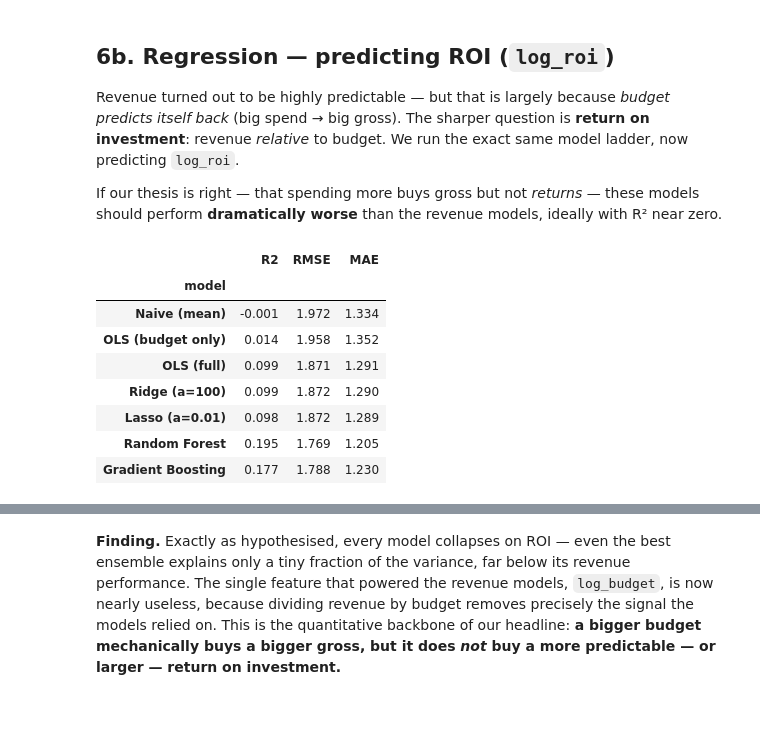
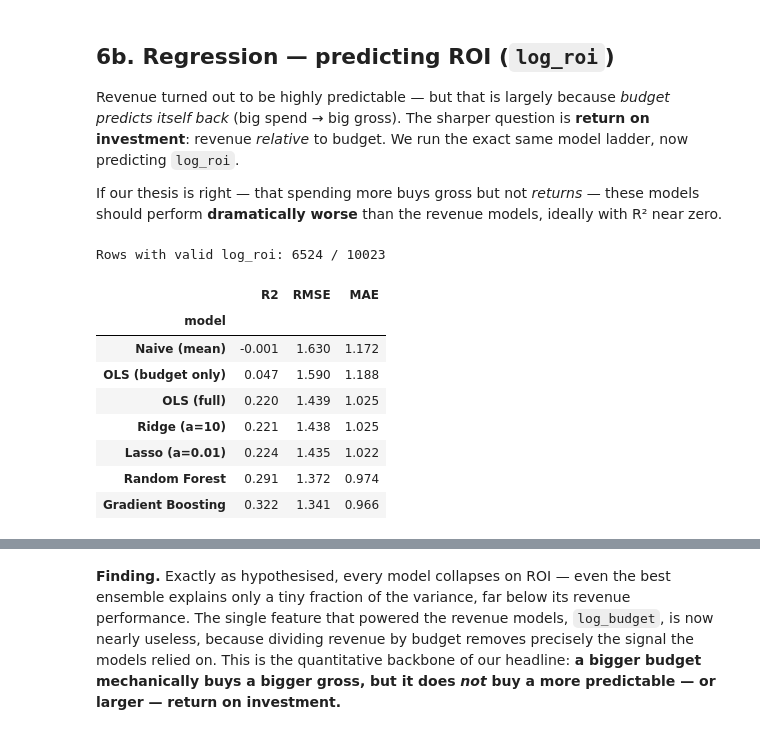
Before and after one commit to KeanuVentura/filmforecast, a Jupyter notebook: dsc148_project_revised.ipynb, the cells around one changed output, grey strips where cells are left out. Drawn from its saved outputs; the diff is of its cells as text; code cells hidden in the pictures.

```diff
--- a/dsc148_project_revised.ipynb
+++ b/dsc148_project_revised.ipynb
@@ -141,0 +367,8 @@ Feature matrix X: (10023, 71)
+# %%
+df['log_numvotes'] = np.log1p(df['numVotes'].fillna(0))
+
+cast_75 = df['cast_size'].quantile(0.75)
+df['big_cast'] = (df['cast_size'] >= cast_75).astype(int)
+
+print(f"log_numvotes correlation with log_revenue: {df['log_numvotes'].corr(df['log_revenue']):.3f}")
+print(f"log_numvotes correlation with log_roi:     {df['log_numvotes'].corr(df['log_roi']):.3f}")
@@ -141,0 +380,10 @@ Feature matrix X: (10023, 71)
+# %%
+kw = df['keywords'].fillna('')
+df['kw_based_on']    = kw.str.contains('based on', case=False).astype(int)   # adaptation
+df['kw_true_story']  = kw.str.contains('true story|biography|biographical', case=False).astype(int)
+df['kw_superhero']   = kw.str.contains('superhero|marvel|dc comics', case=False).astype(int)
+df['kw_horror']      = kw.str.contains('monster|slasher|supernatural|haunted', case=False).astype(int)
+
+print(df[['kw_based_on','kw_true_story','kw_superhero','kw_superhero']].sum())
+print(f"\nSuperhero hit rate: {df.loc[df['kw_superhero']==1,'hit'].mean():.3f}")
+print(f"Adaptation hit rate: {df.loc[df['kw_based_on']==1,'hit'].mean():.3f}")
@@ -206,3 +483,16 @@ We build a **ladder of models** so every step's added value is measurable:
    previous ensemble's residuals via gradient descent on the loss (reduces bias). Usually
    the strongest model, but sensitive to the learning-rate × n_estimators trade-off, so we
    tune it with cross-validation.
+# %%
+numeric_new = [
+    'log_budget', 'runtime', 'release_year', 'release_month',
+    'summer', 'holiday', 'cast_size', 'n_prod_countries',
+    'n_spoken_langs', 'n_genres',
+    'is_franchise', 'dir_prior_mean_logrev', 'dir_prior_n_films',
+    'log_numvotes', 'big_cast',
+    'kw_based_on', 'kw_true_story', 'kw_superhero', 'kw_horror',
+]
+
+X = pd.concat([df[numeric_new], genre_d, dir_d, lang_d, studio_d], axis=1)
+X = X.fillna(0)
+print('Feature matrix X:', X.shape)
@@ -295,44 +587,53 @@ revenue *relative* to budget. We run the exact same model ladder, now predicting
 
 If our thesis is right — that spending more buys gross but not *returns* — these models
 should perform **dramatically worse** than the revenue models, ideally with R² near zero.
+# %%
+df['log_roi'] = np.log(df['roi'].replace(0, np.nan))   # -inf → NaN
+
+roi_mask = df['log_roi'].notna() & np.isfinite(df['log_roi'])
+print(f"Rows with valid log_roi: {roi_mask.sum()} / {len(df)}")
+
+X_roi = X[roi_mask].copy()
+y_roi  = df.loc[roi_mask, 'log_roi']
+# %% [output]
+Rows with valid log_roi: 6524 / 10023
 # %%
-y_roi = df['log_roi']
-Xtr, Xte, ytr, yte = train_test_split(X, y_roi, test_size=0.2, random_state=RNG)
+Xtr, Xte, ytr, yte = train_test_split(X_roi, y_roi, test_size=0.2, random_state=RNG)
 scaler = StandardScaler().fit(Xtr)
 Xtr_s, Xte_s = scaler.transform(Xtr), scaler.transform(Xte)
 
 roi_results = []
 def addr(name, ytrue, ypred):
     roi_results.append({'model': name, 'R2': r2_score(ytrue, ypred),
                         'RMSE': np.sqrt(mean_squared_error(ytrue, ypred)),
                         'MAE': mean_absolute_error(ytrue, ypred)})
 
 addr('Naive (mean)', yte, DummyRegressor().fit(Xtr, ytr).predict(Xte))
 m = LinearRegression().fit(Xtr[['log_budget']], ytr)
 addr('OLS (budget only)', yte, m.predict(Xte[['log_budget']]))
 addr('OLS (full)', yte, LinearRegression().fit(Xtr, ytr).predict(Xte))
 ridge_roi = GridSearchCV(Ridge(), {'alpha':[0.1,1,10,100]}, cv=5).fit(Xtr_s, ytr)
 addr(f"Ridge (a={ridge_roi.best_params_['alpha']})", yte, ridge_roi.predict(Xte_s))
 lasso_roi = GridSearchCV(Lasso(max_iter=5000), {'alpha':[0.001,0.01,0.05,0.1]}, cv=5).fit(Xtr_s, ytr)
 addr(f"Lasso (a={lasso_roi.best_params_['alpha']})", yte, lasso_roi.predict(Xte_s))
 addr('Random Forest', yte, RandomForestRegressor(n_estimators=300, max_depth=15, random_state=RNG, n_jobs=-1).fit(Xtr, ytr).predict(Xte))
 gbr_roi = GridSearchCV(GradientBoostingRegressor(random_state=RNG),
                        {'n_estimators':[200,400], 'max_depth':[2,3], 'learning_rate':[0.05,0.1]},
                        cv=3, n_jobs=-1).fit(Xtr, ytr)
 addr('Gradient Boosting', yte, gbr_roi.predict(Xte))
 
 roi_table = pd.DataFrame(roi_results).set_index('model').round(3)
 roi_table
 # %% [output]
 |  | R2 | RMSE | MAE |
 | model |  |  |  |
-| Naive (mean) | -0.001 | 1.972 | 1.334 |
-| OLS (budget only) | 0.014 | 1.958 | 1.352 |
-| OLS (full) | 0.099 | 1.871 | 1.291 |
-| Ridge (a=100) | 0.099 | 1.872 | 1.290 |
-| Lasso (a=0.01) | 0.098 | 1.872 | 1.289 |
-| Random Forest | 0.195 | 1.769 | 1.205 |
-| Gradient Boosting | 0.177 | 1.788 | 1.230 |
+| Naive (mean) | -0.001 | 1.630 | 1.172 |
+| OLS (budget only) | 0.047 | 1.590 | 1.188 |
+| OLS (full) | 0.220 | 1.439 | 1.025 |
+| Ridge (a=10) | 0.221 | 1.438 | 1.025 |
+| Lasso (a=0.01) | 0.224 | 1.435 | 1.022 |
+| Random Forest | 0.291 | 1.372 | 0.974 |
+| Gradient Boosting | 0.322 | 1.341 | 0.966 |
 # %%
 # Side-by-side: revenue is predictable, ROI is not
 compare = pd.DataFrame({
```
Also changed, not shown: parts of 33 cells of this notebook.
